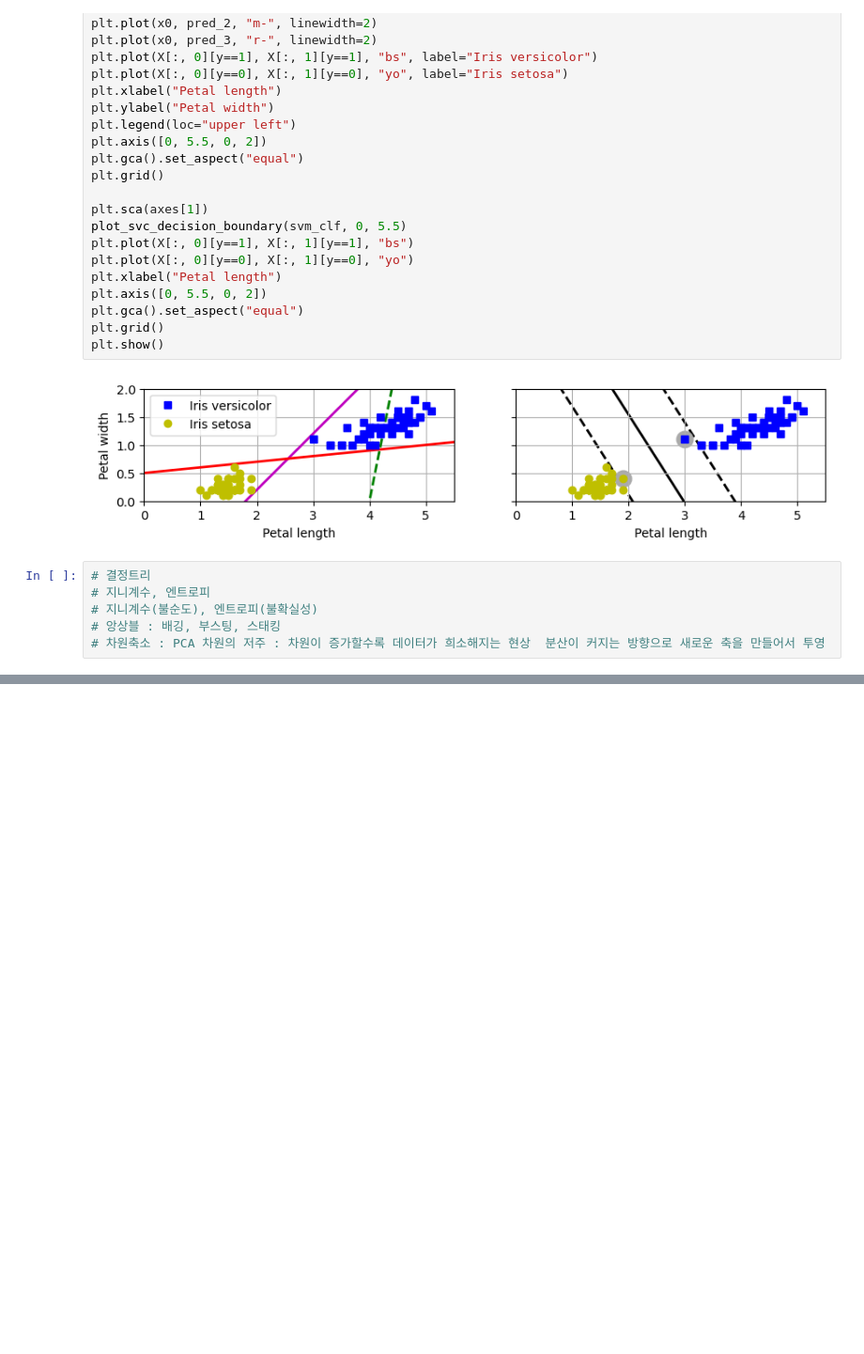
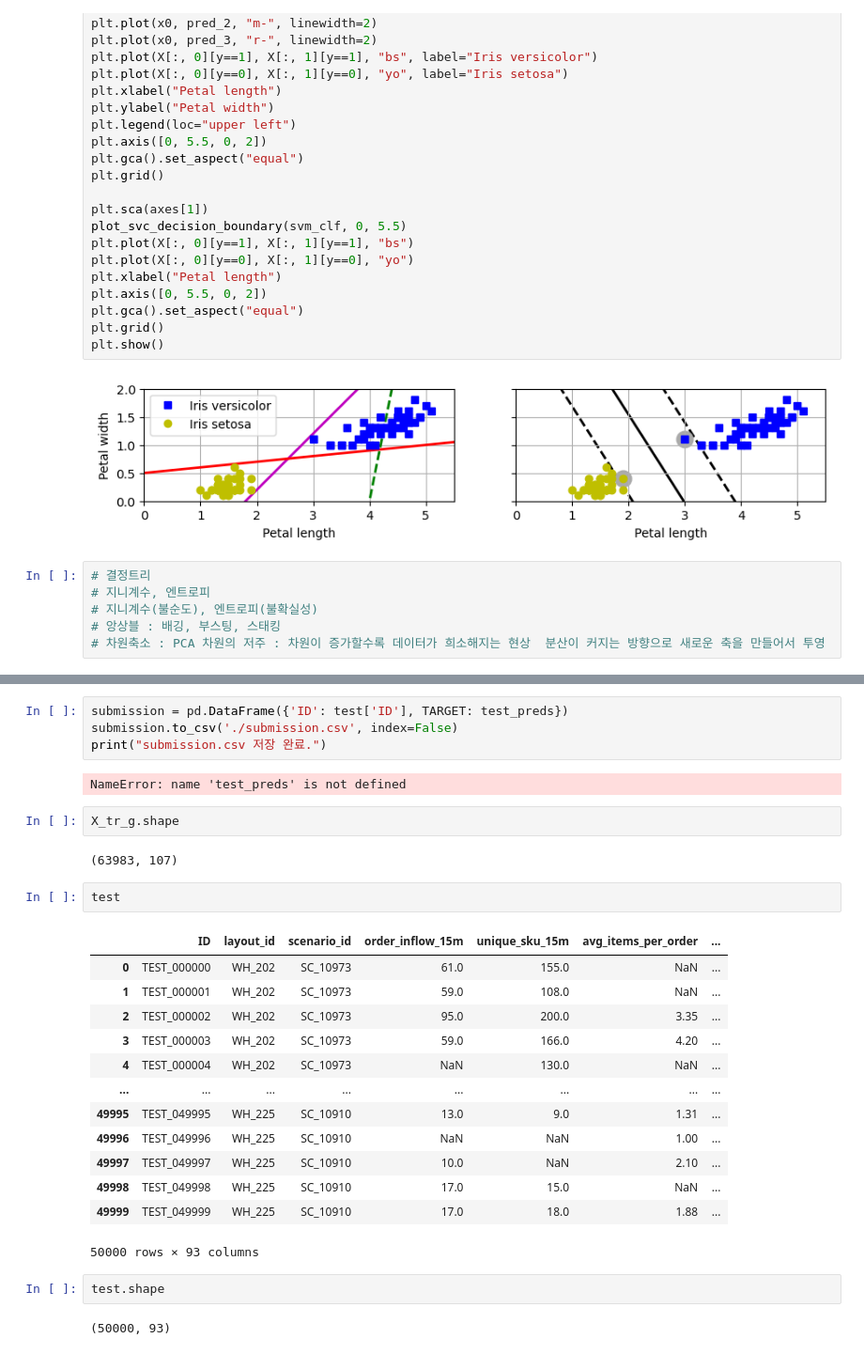
Before and after one commit to skn29teacher/skn29_lecture, a Jupyter notebook: 머신러닝/20260413_정리.ipynb, the cells around one changed output, grey strips where cells are left out. Shown at 94% size. Saved outputs shown, nothing was run; the diff lists cells and outputs as text; blank space fills up the shorter version.

```diff
--- a/머신러닝/20260413_정리.ipynb
+++ b/머신러닝/20260413_정리.ipynb
@@ -76,0 +293,30 @@ plt.show()
+# %%
+submission = pd.DataFrame({'ID': test['ID'], TARGET: test_preds})
+submission.to_csv('./submission.csv', index=False)
+print("submission.csv 저장 완료.")
+# %% [output]
+NameError: name 'test_preds' is not defined
+# %%
+X_tr_g.shape
+# %% [output]
+(63983, 107)
+# %%
+test
+# %% [output]
+|  | ID | layout_id | scenario_id | order_inflow_15m | unique_sku_15m | avg_items_per_order | ... |
+| 0 | TEST_000000 | WH_202 | SC_10973 | 61.0 | 155.0 | NaN | ... |
+| 1 | TEST_000001 | WH_202 | SC_10973 | 59.0 | 108.0 | NaN | ... |
+| 2 | TEST_000002 | WH_202 | SC_10973 | 95.0 | 200.0 | 3.35 | ... |
+| 3 | TEST_000003 | WH_202 | SC_10973 | 59.0 | 166.0 | 4.20 | ... |
+| 4 | TEST_000004 | WH_202 | SC_10973 | NaN | 130.0 | NaN | ... |
+| ... | ... | ... | ... | ... | ... | ... | ... |
+| 49995 | TEST_049995 | WH_225 | SC_10910 | 13.0 | 9.0 | 1.31 | ... |
+| 49996 | TEST_049996 | WH_225 | SC_10910 | NaN | NaN | 1.00 | ... |
+| 49997 | TEST_049997 | WH_225 | SC_10910 | 10.0 | NaN | 2.10 | ... |
+| 49998 | TEST_049998 | WH_225 | SC_10910 | 17.0 | 15.0 | NaN | ... |
+| 49999 | TEST_049999 | WH_225 | SC_10910 | 17.0 | 18.0 | 1.88 | ... |
+50000 rows × 93 columns
+# %%
+test.shape
+# %% [output]
+(50000, 93)
```
Also changed, not shown: parts of 3 cells of this notebook.
